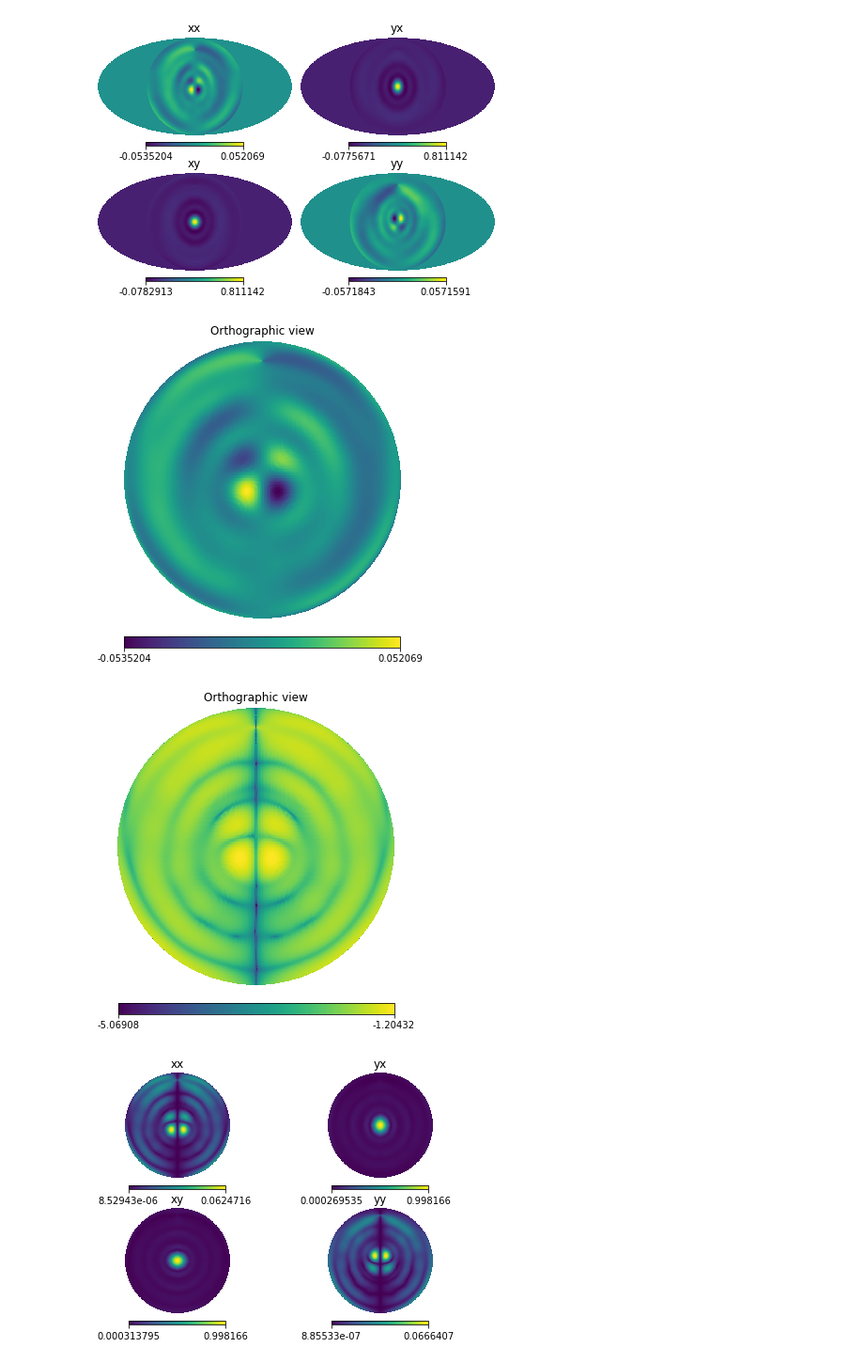
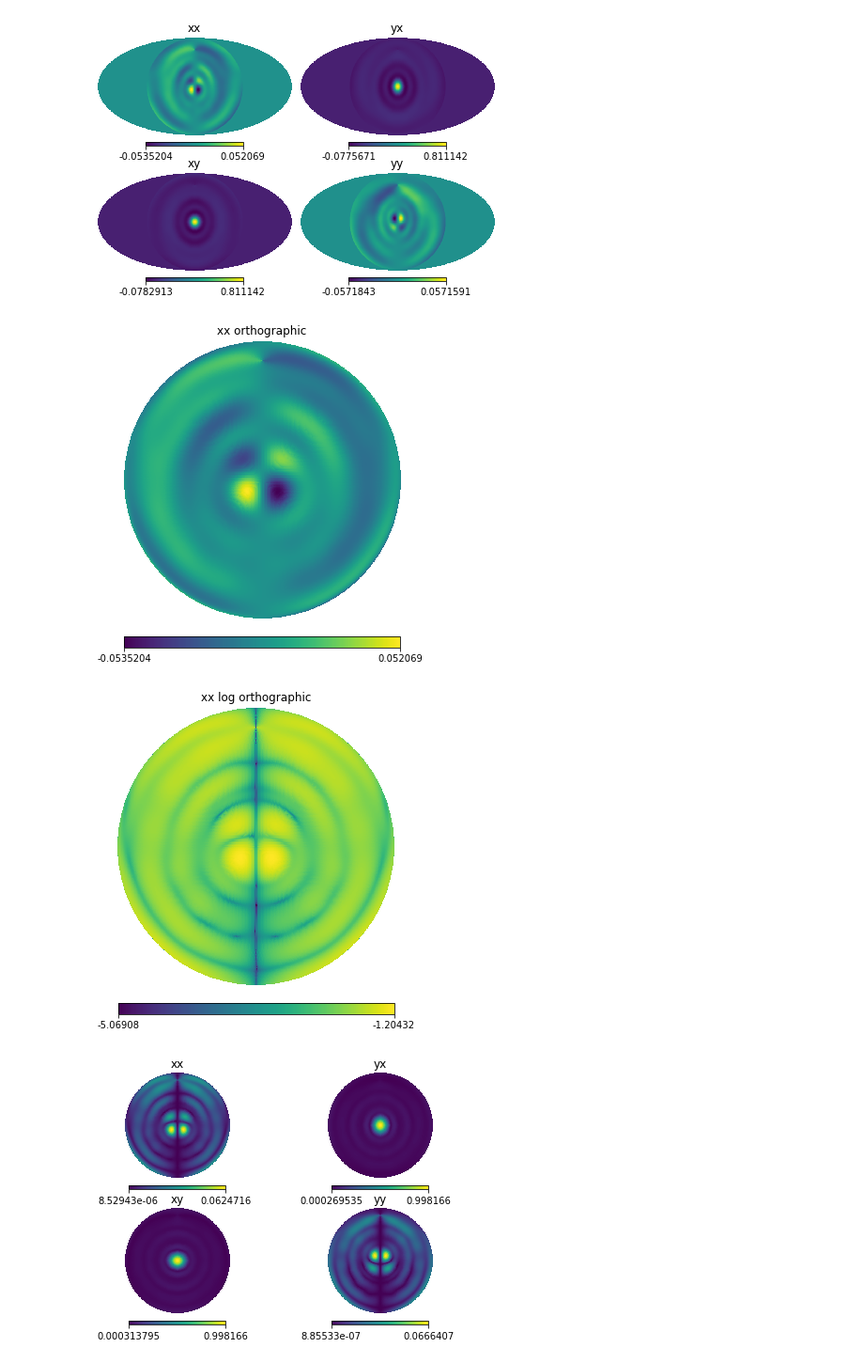
Before and after one commit to 3276908917/skyflux, a Jupyter notebook: A_Appraisals.ipynb, the cells around one changed output. Shown at 94% size. Cells and saved outputs as stored; diff of their text form; code cells hidden in the pictures.

Commit message:
Demo. plot titles updated

```diff
--- a/A_Appraisals.ipynb
+++ b/A_Appraisals.ipynb
@@ -171,13 +172,13 @@ hp.mollview(J[:, 1, 1], rot=[0, 90], sub=[2, 2, 4], title='yy')
 # %% [output]
 [figure]
 # %%
-hp.orthview(J[:, 0, 0], rot=[0, 90], half_sky=True)
+hp.orthview(J[:, 0, 0], rot=[0, 90], half_sky=True, title='xx orthographic')
 # %% [output]
-[figure, old version]
+[figure, new version]
 # %%
-hp.orthview(np.log10(J[:, 0, 0]), rot=[0, 90], half_sky=True)
+hp.orthview(np.log10(J[:, 0, 0]), rot=[0, 90], half_sky=True, title='xx log orthographic')
 # %% [output]
-[figure, old version]
+[figure, new version]
 # %%
 # It is possible that I assigned the indices to the wrong titles
 hp.orthview(np.abs(J[:, 0, 0]), rot=[0, 90], half_sky=True, sub=[2, 2, 1], title='xx')
```
Also changed, not shown: parts of 1 cell of this notebook.
